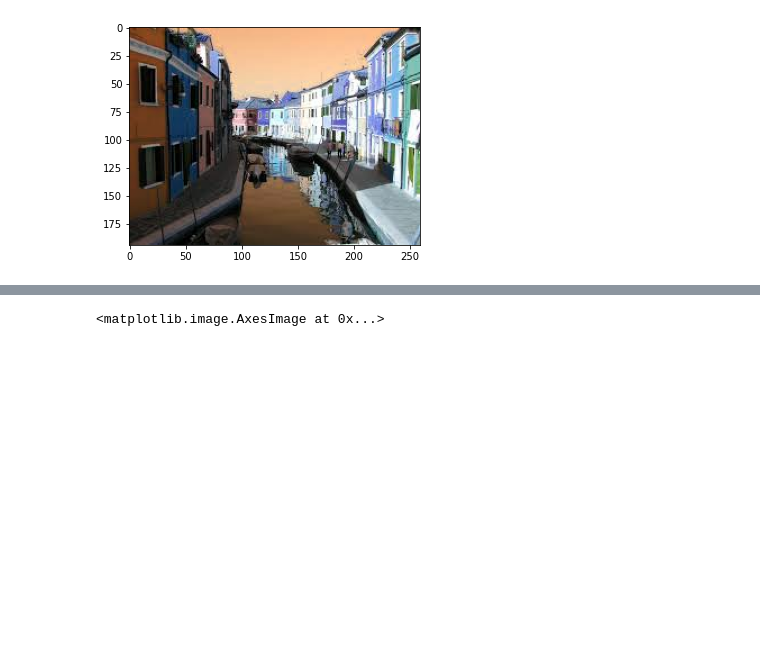
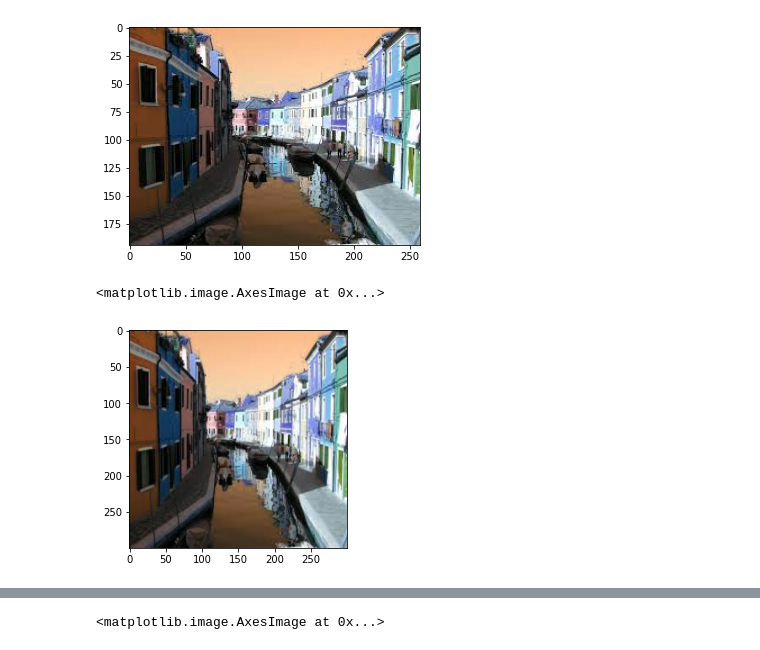
Before and after one commit to VishnuBhaarath/Computervisionprojects, a Jupyter notebook: OpenCV.ipynb, the cells around one changed output, grey strips where cells are left out. Cells and saved outputs as stored; diff of their text form; code cells hidden in the pictures; blank space fills up the shorter version.

```diff
--- a/OpenCV.ipynb
+++ b/OpenCV.ipynb
@@ -24,3 +24,10 @@ plt.imshow(img)
 # %% [output]
 <matplotlib.image.AxesImage at 0x...>
 [figure]
+# %%
+img=cv2.resize(img,(300,300))
+# %%
+plt.imshow(img)
+# %% [output]
+<matplotlib.image.AxesImage at 0x...>
+[figure, added]
```
Also changed, not shown: parts of 8 cells of this notebook.
